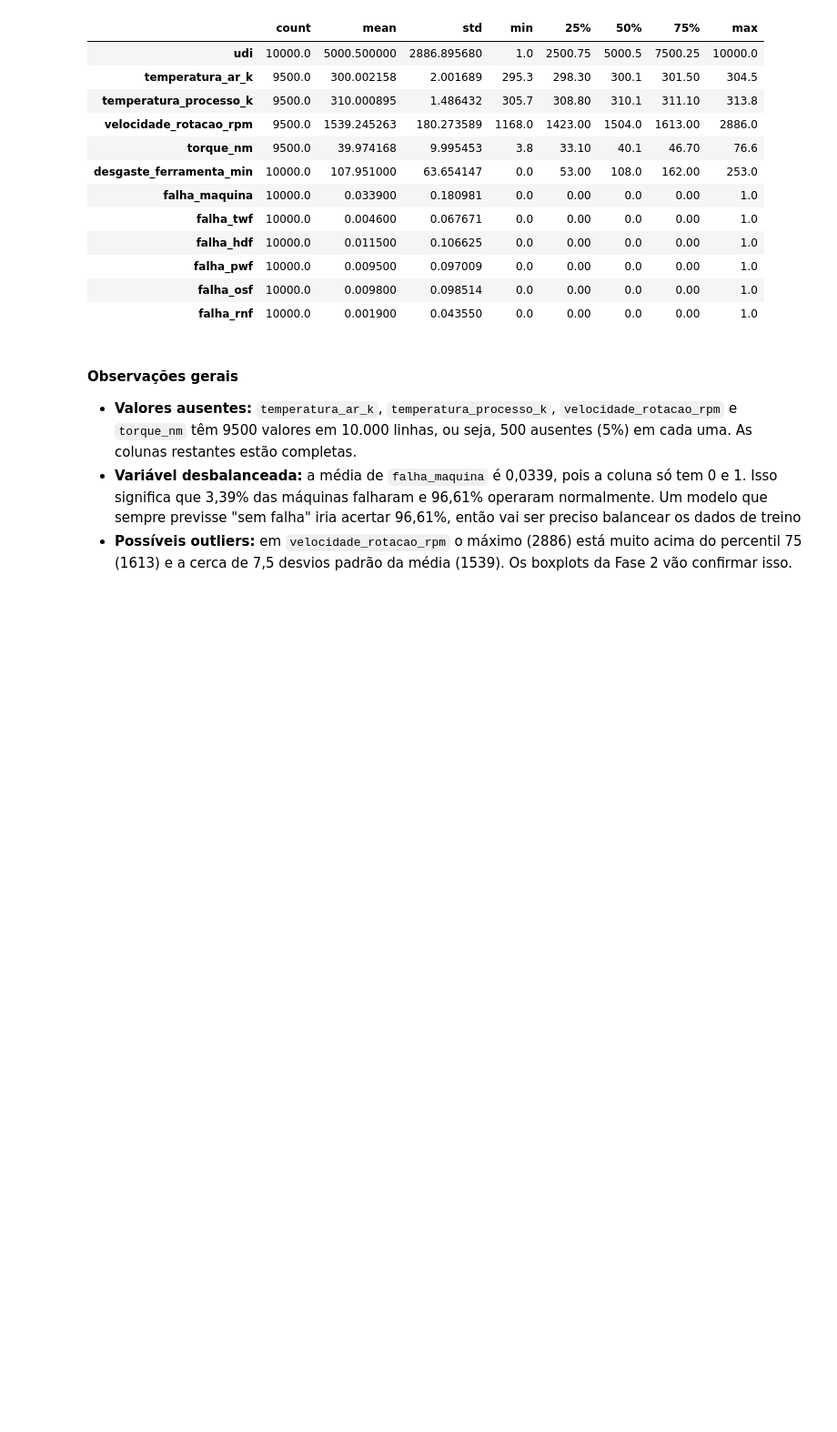
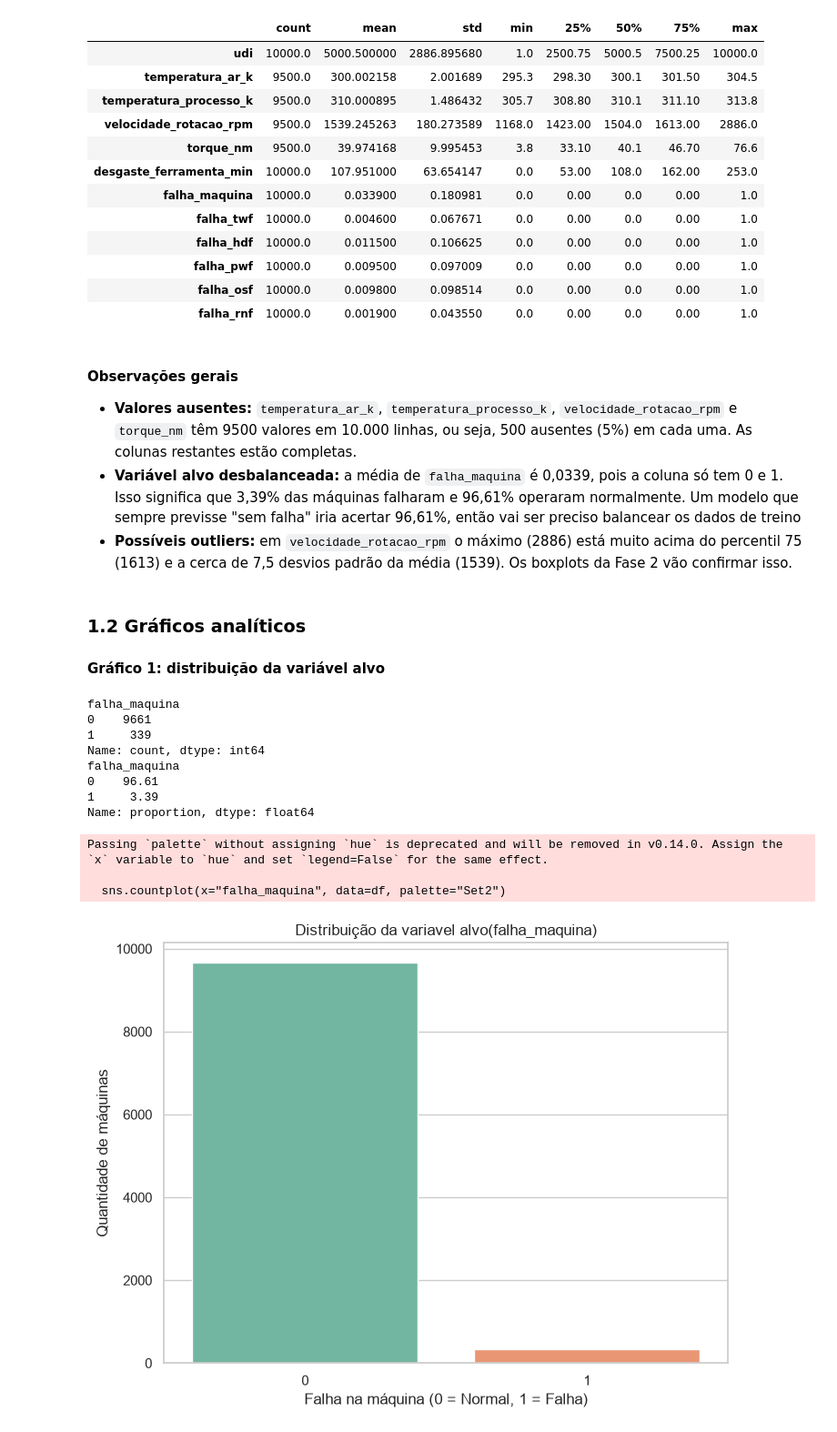
Before and after one commit to arthursphilippi-coder/manutencao-preditiva-ml, a Jupyter notebook: projeto_manutencao_preditiva.ipynb, the cells around one changed output. Shown at 91% size. Cells and saved outputs as stored; diff of their text form; code cells hidden in the pictures; blank space fills up the shorter version.

Commit message:
implementa grafico de desbalanceamento do alvo

```diff
--- a/projeto_manutencao_preditiva.ipynb
+++ b/projeto_manutencao_preditiva.ipynb
@@ -74,5 +74,34 @@ df.describe().T
 #### Observações gerais
 
 - **Valores ausentes:** `temperatura_ar_k`, `temperatura_processo_k`, `velocidade_rotacao_rpm` e `torque_nm` têm 9500 valores em 10.000 linhas, ou seja, 500 ausentes (5%) em cada uma. As colunas restantes estão completas.
-- **Variável desbalanceada:** a média de `falha_maquina` é 0,0339, pois a coluna só tem 0 e 1. Isso significa que 3,39% das máquinas falharam e 96,61% operaram normalmente. Um modelo que sempre previsse "sem falha" iria acertar 96,61%, então vai ser preciso balancear os dados de treino
+- **Variável alvo desbalanceada:** a média de `falha_maquina` é 0,0339, pois a coluna só tem 0 e 1. Isso significa que 3,39% das máquinas falharam e 96,61% operaram normalmente. Um modelo que sempre previsse "sem falha" iria acertar 96,61%, então vai ser preciso balancear os dados de treino
 - **Possíveis outliers:** em `velocidade_rotacao_rpm` o máximo (2886) está muito acima do percentil 75 (1613) e a cerca de 7,5 desvios padrão da média (1539). Os boxplots da Fase 2 vão confirmar isso.
+# %% [markdown]
+### 1.2 Gráficos analíticos
+
+#### Gráfico 1: distribuição da variável alvo
+# %%
+#Quantidade e porcentagem de cada classe
+print(df["falha_maquina"].value_counts())
+print((df["falha_maquina"].value_counts(normalize=True)*100).round(2))
+
+#Gráfico de barras
+plt.figure(figsize=(8, 6))
+sns.countplot(x="falha_maquina", data=df, palette="Set2")
+plt.title("Distribuição da variavel alvo(falha_maquina)")
+plt.xlabel("Falha na máquina (0 = Normal, 1 = Falha)")
+plt.ylabel("Quantidade de máquinas")
+plt.show()
+# %% [output]
+falha_maquina
+0    9661
+1     339
+Name: count, dtype: int64
+falha_maquina
+0    96.61
+1     3.39
+Name: proportion, dtype: float64
+Passing `palette` without assigning `hue` is deprecated and will be removed in v0.14.0. Assign the `x` variable to `hue` and set `legend=False` for the same effect.
+
+  sns.countplot(x="falha_maquina", data=df, palette="Set2")
+[figure, added]
```
